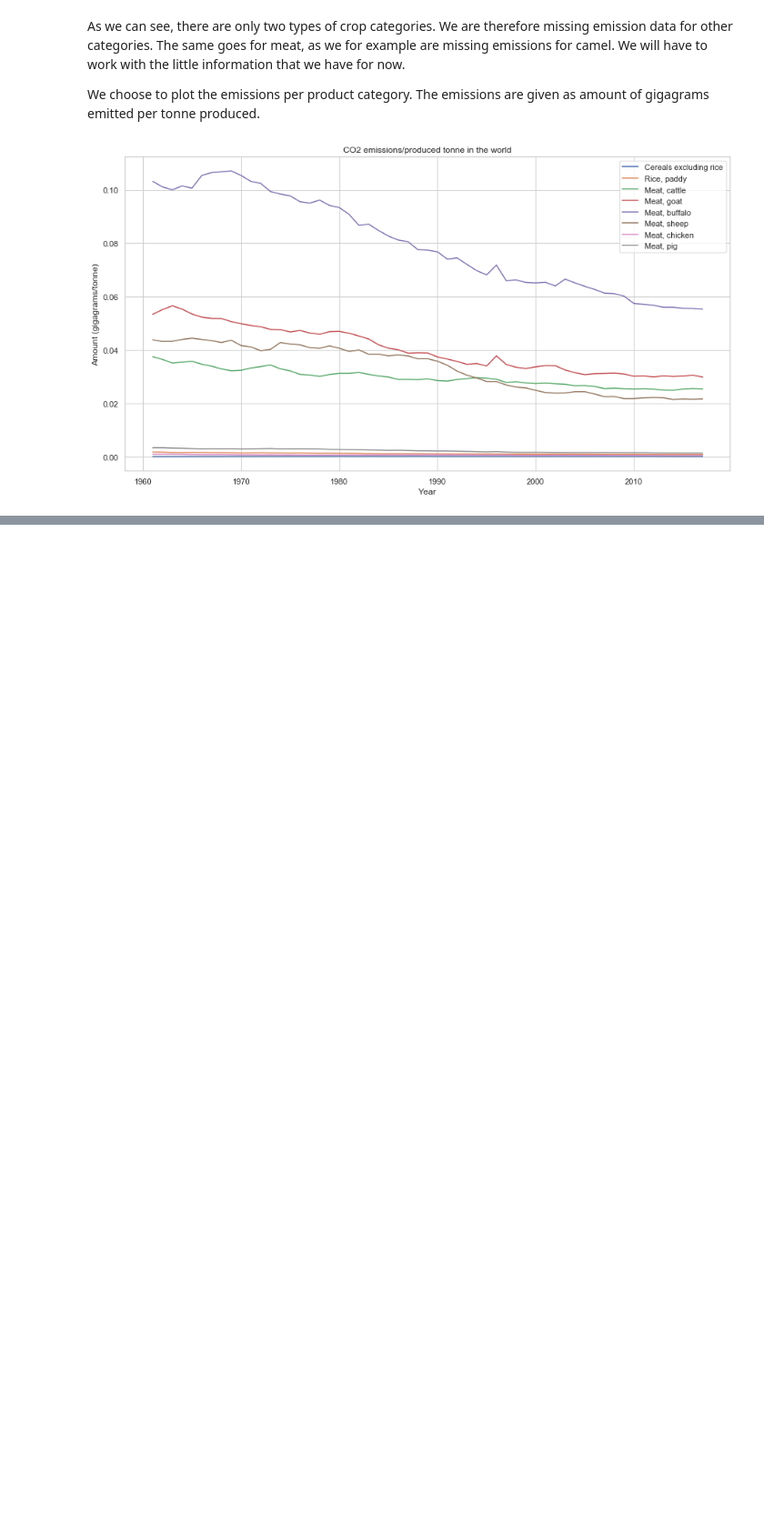
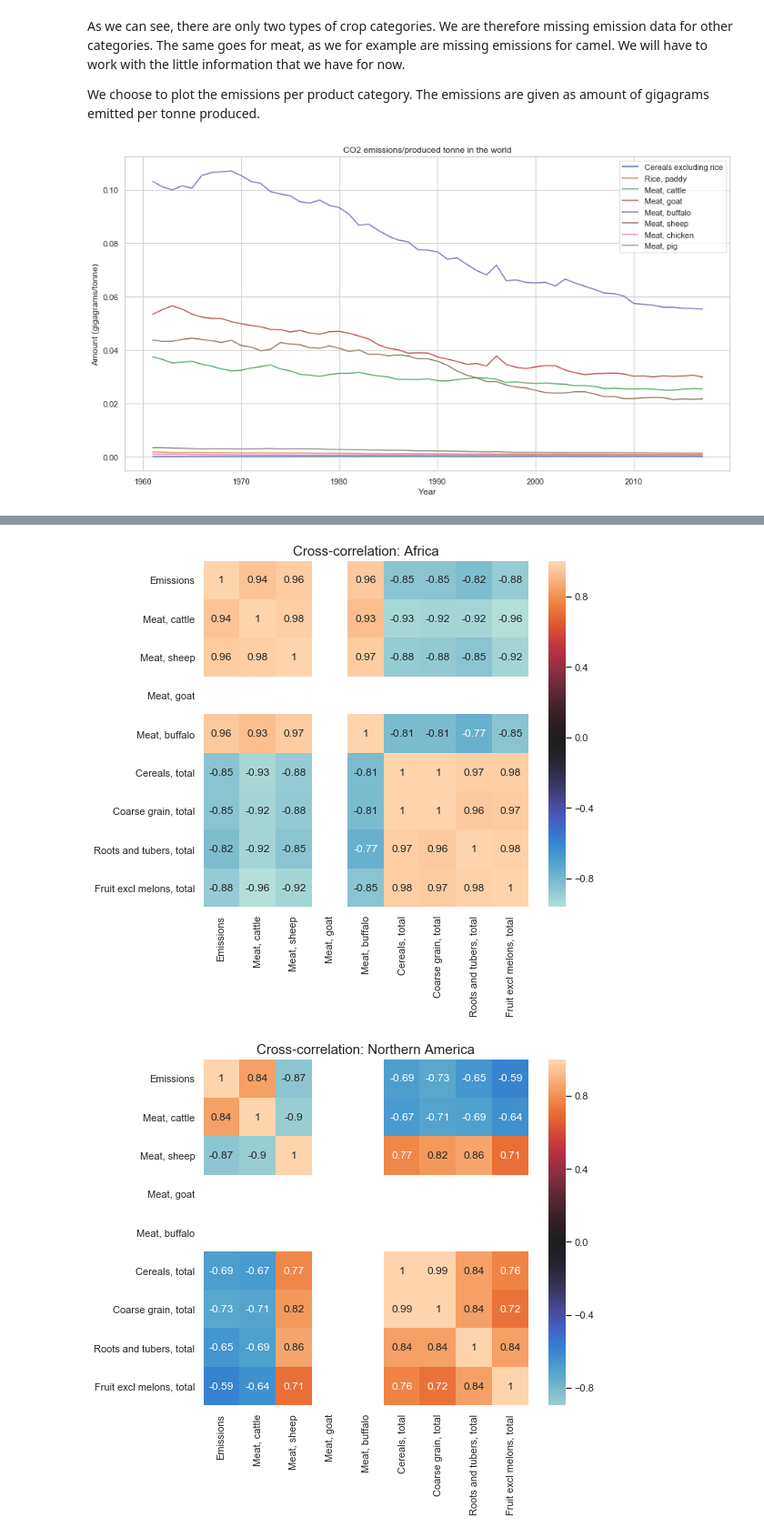
Before and after one commit to theodorhusefest/ADA-2019-project1-sovellettu-tiedon-analysoint, a Jupyter notebook: milestone_3.ipynb, the cells around one changed output, grey strips where cells are left out. Shown at 91% size. Cells and saved outputs as stored; diff of their text form; code cells hidden in the pictures; blank space fills up the shorter version.

```diff
--- a/milestone_3.ipynb
+++ b/milestone_3.ipynb
@@ -337,0 +366,35 @@ As we can see we are producing meat in a more sustainable way nowadays compared
+# %%
+meat_cat = ['Meat, cattle', 'Meat, buffalo', 'Meat, sheep', 'Meat,goat']
+crops_cat = ['cereals_total', 'coarse_grain_total', 'roots_and_tubers_total', 'fruit_excl_melons_total']
+
+meat_relevant = meat_cont[meat_cont.Item.isin(meat_cat)][meat_cont.Year < 2008]
+crops_relevant = crops_cont[crops_cont.Item.isin(crops_cat)]
+
+# I know that this is repeating the code from earlier
+for area in meat_relevant.Area.unique():
+        meat = meat_relevant[meat_relevant.Area.str.contains(area)].reset_index()
+        crops = crops_relevant[crops_relevant.Area.str.contains(area)].reset_index()
+        emissions = emissions_relevant[emissions_relevant.Area.str.contains(area)].reset_index()
+
+        corr_data = pd.DataFrame(data = {'Emissions': emissions.Value,
+                                         'Meat, cattle': meat[meat.Item.str.contains('Meat, cattle')].reset_index().Value,
+                                         'Meat, sheep': meat[meat.Item.str.contains('Meat, sheep')].reset_index().Value,
+                                         'Meat, goat': meat[meat.Item.str.contains('Meat, goat')].reset_index().Value,
+                                         'Meat, buffalo': meat[meat.Item.str.contains('Meat, buffalo')].reset_index().Value,
+                                         'Cereals, total': crops[crops.Item.str.contains('cereals_total')].reset_index().Value,
+                                         'Coarse grain, total': crops[crops.Item.str.contains('coarse_grain_total')].reset_index().Value,
+                                         'Roots and tubers, total': crops[crops.Item.str.contains('roots_and_tubers_total')].reset_index().Value,
+                                         'Fruit excl melons, total': crops[crops.Item.str.contains('fruit_excl_melons_total')].reset_index().Value})
+        corr = corr_data.corr()
+        fig = plt.figure(figsize = (8, 7))
+
+        ax = sns.heatmap(corr, center = 0, annot = True)
+        plt.yticks(rotation= 0)
+        plt.xticks(rotation= 90)
+        plt.title('Cross-correlation: ' + area, fontsize = 15)
+        bottom, top = ax.get_ylim()
+        ax.set_ylim(bottom + 0.5, top - 0.5)
+        plt.show()
+# %% [output]
+[figure, added]
+[figure, added]
```
Also changed, not shown: parts of 10 cells of this notebook.
